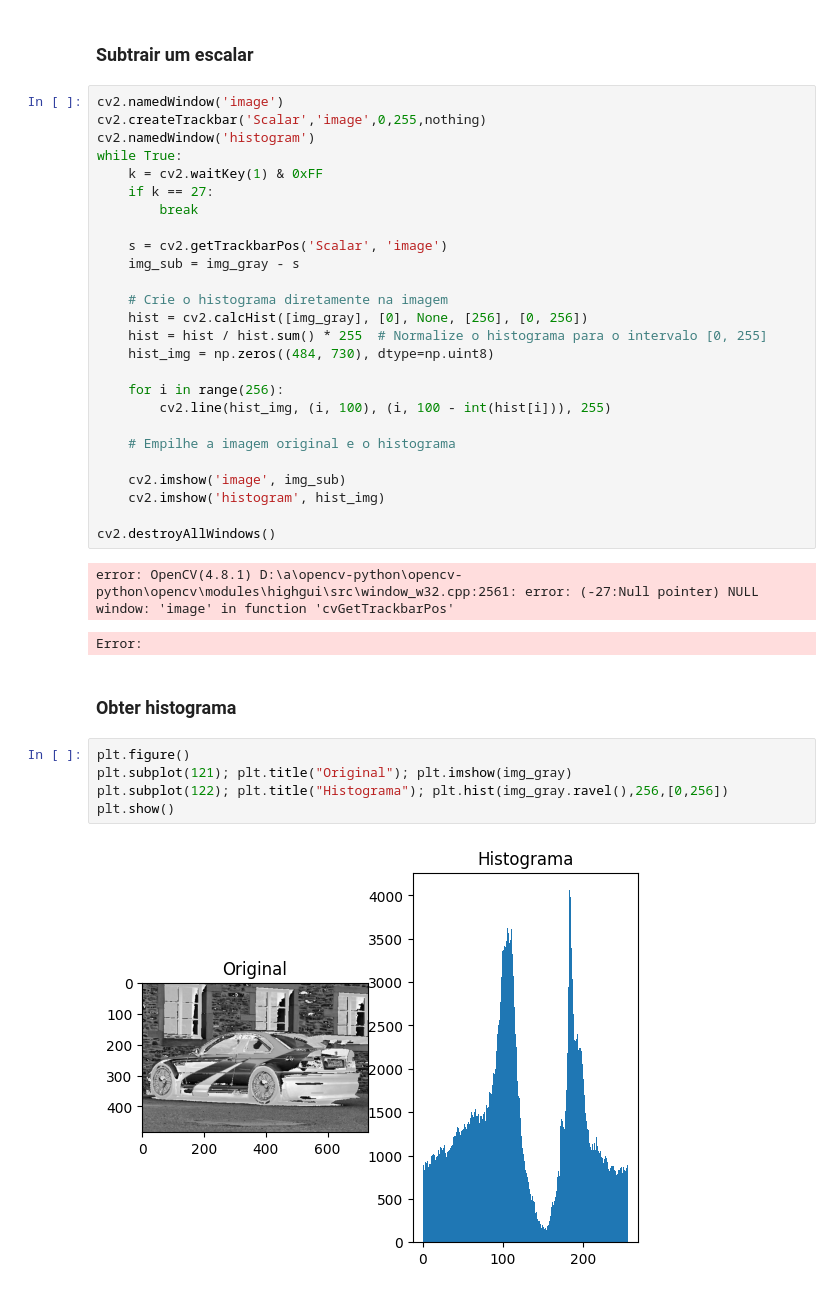
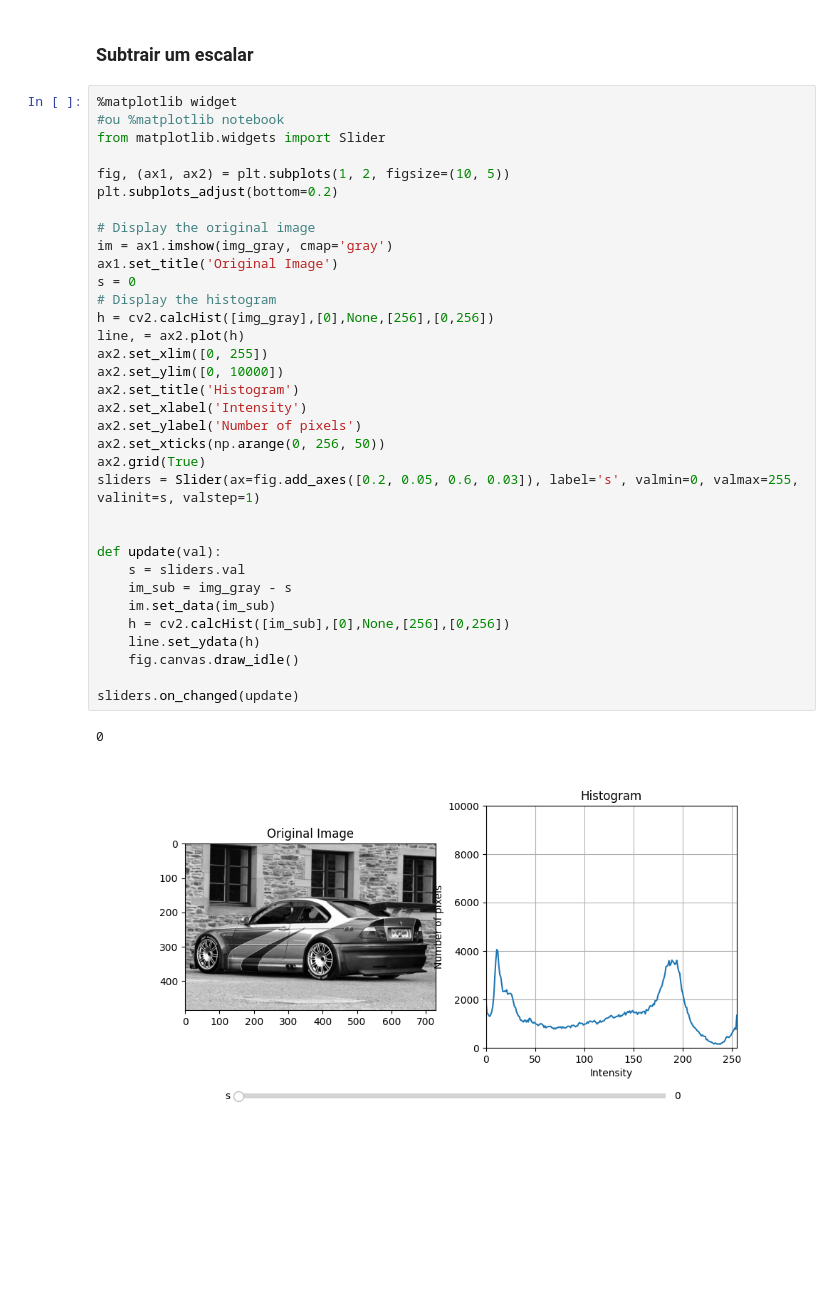
Before and after one commit to Darlysson10/PDI-Darlysson, a Jupyter notebook: Atividades/AtividadeHistograma.ipynb, the cells around one changed output. Cells and saved outputs as stored; diff of their text form; blank space fills up the shorter version.

Commit message:
histograma com slider

```diff
--- a/Atividades/AtividadeHistograma.ipynb
+++ b/Atividades/AtividadeHistograma.ipynb
@@ -30,41 +30,40 @@ def nothing(x):
    pass
 # %% [markdown]
 ### Subtrair um escalar
-# %%
-cv2.namedWindow('image')
-cv2.createTrackbar('Scalar','image',0,255,nothing)
-cv2.namedWindow('histogram')
-while True:
-    k = cv2.waitKey(1) & 0xFF
-    if k == 27:
-        break
-
-    s = cv2.getTrackbarPos('Scalar', 'image')
-    img_sub = img_gray - s
-
-    # Crie o histograma diretamente na imagem
-    hist = cv2.calcHist([img_gray], [0], None, [256], [0, 256])
-    hist = hist / hist.sum() * 255  # Normalize o histograma para o intervalo [0, 255]
-    hist_img = np.zeros((484, 730), dtype=np.uint8)
-
-    for i in range(256):
-        cv2.line(hist_img, (i, 100), (i, 100 - int(hist[i])), 255)
-
-    # Empilhe a imagem original e o histograma
-
-    cv2.imshow('image', img_sub)
-    cv2.imshow('histogram', hist_img)
-
-cv2.destroyAllWindows()
-# %% [output]
-error: OpenCV(4.8.1) D:\a\opencv-python\opencv-python\opencv\modules\highgui\src\window_w32.cpp:2561: error: (-27:Null pointer) NULL window: 'image' in function 'cvGetTrackbarPos'
-Error:
-# %% [markdown]
-### Obter histograma
-# %%
-plt.figure()
-plt.subplot(121); plt.title("Original"); plt.imshow(img_gray)
-plt.subplot(122); plt.title("Histograma"); plt.hist(img_gray.ravel(),256,[0,256])
-plt.show()
-# %% [output]
-[figure, removed]
+# %%
+%matplotlib widget
+#ou %matplotlib notebook
+from matplotlib.widgets import Slider
+
+fig, (ax1, ax2) = plt.subplots(1, 2, figsize=(10, 5))
+plt.subplots_adjust(bottom=0.2)
+
+# Display the original image
+im = ax1.imshow(img_gray, cmap='gray')
+ax1.set_title('Original Image')
+s = 0
+# Display the histogram
+h = cv2.calcHist([img_gray],[0],None,[256],[0,256])
+line, = ax2.plot(h)
+ax2.set_xlim([0, 255])
+ax2.set_ylim([0, 10000])
+ax2.set_title('Histogram')
+ax2.set_xlabel('Intensity')
+ax2.set_ylabel('Number of pixels')
+ax2.set_xticks(np.arange(0, 256, 50))
+ax2.grid(True)
+sliders = Slider(ax=fig.add_axes([0.2, 0.05, 0.6, 0.03]), label='s', valmin=0, valmax=255, valinit=s, valstep=1)
+
+
+def update(val):
+    s = sliders.val
+    im_sub = img_gray - s
+    im.set_data(im_sub)
+    h = cv2.calcHist([im_sub],[0],None,[256],[0,256])
+    line.set_ydata(h)
+    fig.canvas.draw_idle()
+
+sliders.on_changed(update)
+# %% [output]
+0
+[figure, added]
```
Also changed, not shown: parts of 1 cell of this notebook.
